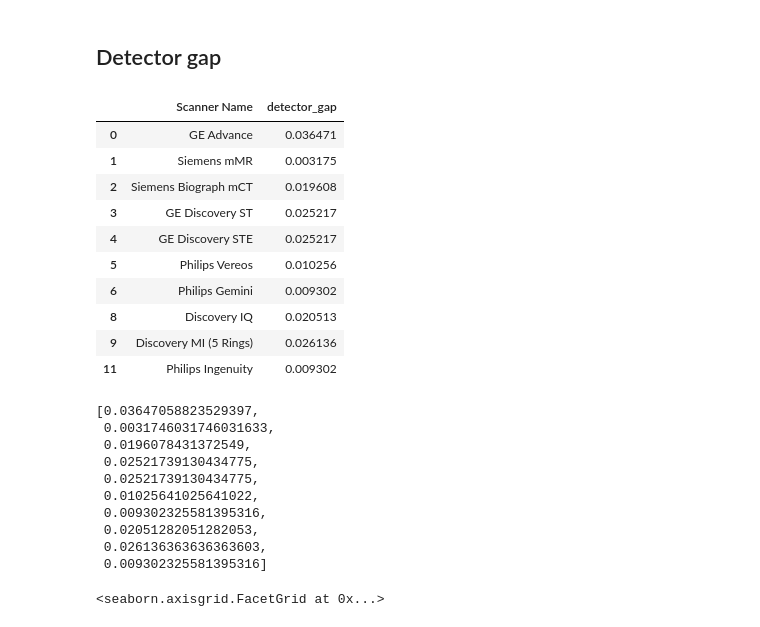
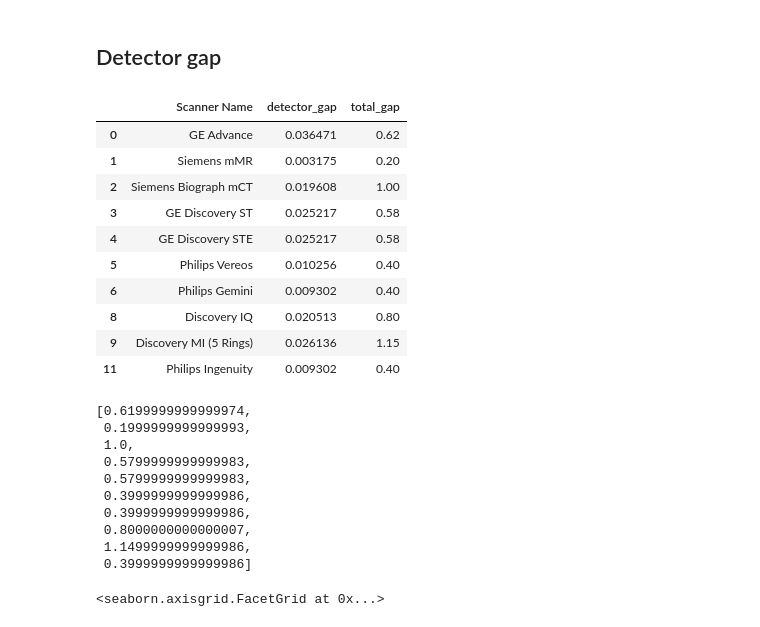
Before and after one commit to YerePhy/randfig, a Jupyter notebook: notebooks/1.0-jpm-params-eda.ipynb, the cells around one changed output. Drawn from its saved outputs; the diff is of its cells as text; code cells hidden in the pictures.

```diff
--- a/notebooks/1.0-jpm-params-eda.ipynb
+++ b/notebooks/1.0-jpm-params-eda.ipynb
@@ -55,35 +55,36 @@ df["Material, Att. Idx."] = df["Material"].astype(str) + ', ' + df["Attenuation
 # %%
 DETECTOR_GAP_THRESHOLD = 0.05
 
 detector_gap = df\
 .assign(detector_gap=(df["axial_fov"] - df["num_rings"] * df["z_crystal_size"]) / (df["num_rings"] - 1))\
-.loc[:, ["Scanner Name", "detector_gap"]]\
+.assign(total_gap=df["axial_fov"] - df["num_rings"] * df["z_crystal_size"])\
+.loc[:, ["Scanner Name", "detector_gap", "total_gap"]]\
 .query(f"detector_gap <= {DETECTOR_GAP_THRESHOLD}")
 
 display(detector_gap)
-display(detector_gap.detector_gap.to_list())
+display(detector_gap.total_gap.to_list())
 # %% [output]
-|  | Scanner Name | detector_gap |
-| 0 | GE Advance | 0.036471 |
-| 1 | Siemens mMR | 0.003175 |
-| 2 | Siemens Biograph mCT | 0.019608 |
-| 3 | GE Discovery ST | 0.025217 |
-| 4 | GE Discovery STE | 0.025217 |
-| 5 | Philips Vereos | 0.010256 |
-| 6 | Philips Gemini | 0.009302 |
-| 8 | Discovery IQ | 0.020513 |
-| 9 | Discovery MI (5 Rings) | 0.026136 |
-| 11 | Philips Ingenuity | 0.009302 |
+|  | Scanner Name | detector_gap | total_gap |
+| 0 | GE Advance | 0.036471 | 0.62 |
+| 1 | Siemens mMR | 0.003175 | 0.20 |
+| 2 | Siemens Biograph mCT | 0.019608 | 1.00 |
+| 3 | GE Discovery ST | 0.025217 | 0.58 |
+| 4 | GE Discovery STE | 0.025217 | 0.58 |
+| 5 | Philips Vereos | 0.010256 | 0.40 |
+| 6 | Philips Gemini | 0.009302 | 0.40 |
+| 8 | Discovery IQ | 0.020513 | 0.80 |
+| 9 | Discovery MI (5 Rings) | 0.026136 | 1.15 |
+| 11 | Philips Ingenuity | 0.009302 | 0.40 |
-[0.03647058823529397,
- 0.0031746031746031633,
- 0.0196078431372549,
- 0.02521739130434775,
- 0.02521739130434775,
- 0.01025641025641022,
- 0.009302325581395316,
- 0.02051282051282053,
- 0.026136363636363603,
- 0.009302325581395316]
+[0.6199999999999974,
+ 0.1999999999999993,
+ 1.0,
+ 0.5799999999999983,
+ 0.5799999999999983,
+ 0.3999999999999986,
+ 0.3999999999999986,
+ 0.8000000000000007,
+ 1.1499999999999986,
+ 0.3999999999999986]
 # %%
 df\
 .assign(datector_gap=(df["axial_fov"] - df["num_rings"] * df["z_crystal_size"]) / (df["num_rings"] - 1))\
```
Also changed, not shown: 1 other file.
